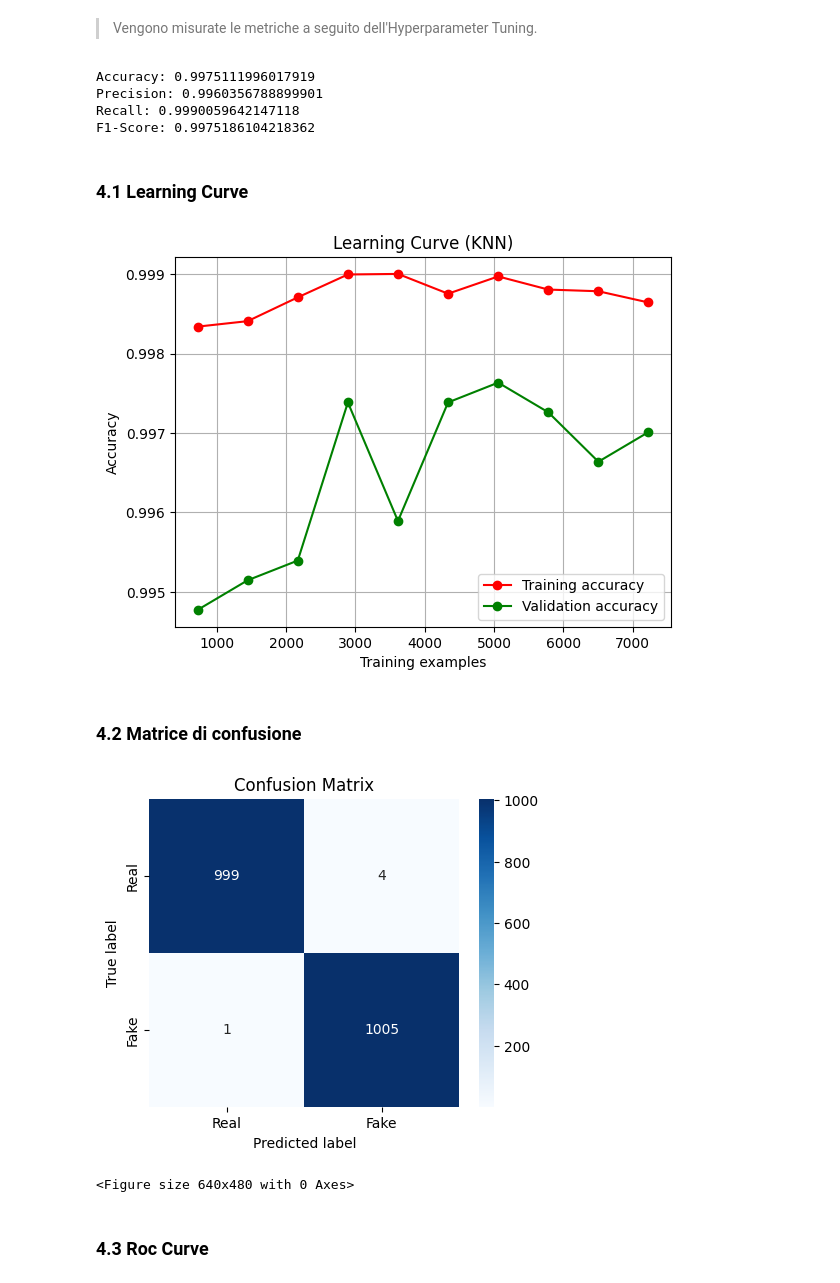
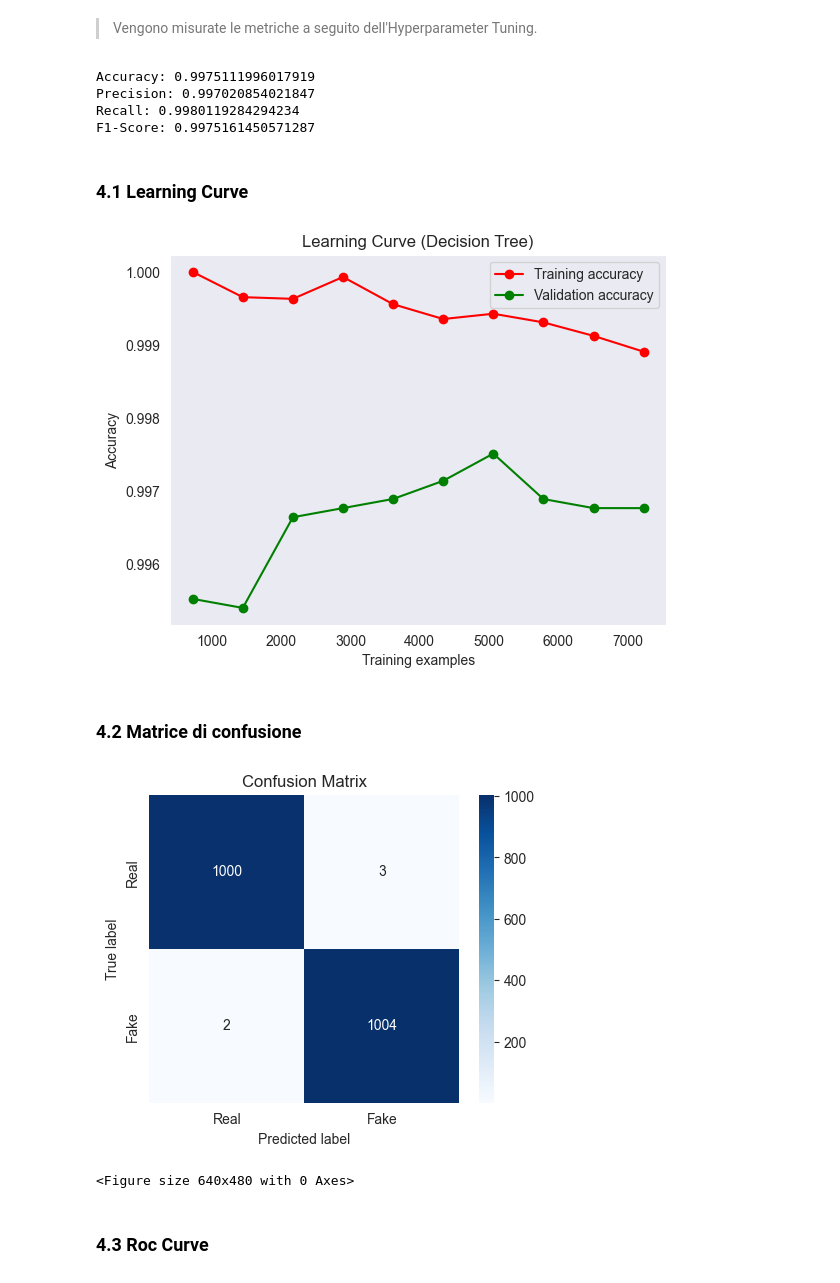
Before and after one commit to raffaele-aurucci/Fake-TikTok-Account-Detection, a Jupyter notebook: classifiers/decision_tree.ipynb, the cells around one changed output. Drawn from its saved outputs; the diff is of its cells as text; code cells hidden in the pictures.

```diff
--- a/classifiers/decision_tree.ipynb
+++ b/classifiers/decision_tree.ipynb
@@ -70,7 +73,7 @@ dt = DecisionTreeClassifier(random_state=42)
 # %%
 %%time
 # Stampiamo i migliori parametri
-grid_search = GridSearchCV(estimator=dt, param_grid=param_grid, cv=10, scoring='accuracy', n_jobs=-1, return_train_score=True, error_score='raise')
+grid_search = GridSearchCV(estimator=dt, param_grid=param_grid, cv=10, scoring='f1', n_jobs=-1, return_train_score=True, error_score='raise')
 grid_search.fit(X_train, y_train)
 print("Best Parameters:", grid_search.best_params_)
 # %% [output]
@@ -116,37 +119,37 @@ print(f'Recall: {recall_score(y_test, y_pred)}')
 print(f'F1-Score: {f1_score(y_test, y_pred)}')
 # %% [output]
 Accuracy: 0.9975111996017919
-Precision: 0.9960356788899901
-Recall: 0.9990059642147118
-F1-Score: 0.9975186104218362
+Precision: 0.997020854021847
+Recall: 0.9980119284294234
+F1-Score: 0.9975161450571287
 # %% [markdown]
 ### 4.1 Learning Curve
 # %%
 # Istanzia un nuovo modello KNN con i migliori parametri ottenuti in precedenza
 dt = DecisionTreeClassifier(**grid_search.best_params_)
 
 # Calcolo la learning curve
 train_sizes, train_scores, test_scores = learning_curve(dt, X_train, y_train, scoring='accuracy',
                                                         train_sizes=np.linspace(0.1, 1.0, 10), n_jobs=-1, cv=10)
 
 # Calcola la media dei punteggi ottenuti nelle diverse iterazioni di cross validation
 train_scores_mean = np.mean(train_scores, axis=1)
 test_scores_mean = np.mean(test_scores, axis=1)
 
 # Traccio la curva di apprendimento
 plt.figure()
-plt.title("Learning Curve (KNN)")
+plt.title("Learning Curve (Decision Tree)")
 plt.xlabel("Training examples")
 plt.ylabel("Accuracy")
 plt.grid()
 
 plt.plot(train_sizes, train_scores_mean, 'o-', color="r", label="Training accuracy")
 plt.plot(train_sizes, test_scores_mean, 'o-', color="g", label="Validation accuracy")
 
 plt.legend(loc="best")
 plt.show()
 # %% [output]
-[figure, old version]
+[figure, new version]
 # %% [markdown]
 ### 4.2 Matrice di confusione
 # %%
@@ -162,9 +165,9 @@ plt.title('Confusion Matrix')
 plt.show()
 
 # Salva il grafico come file PDF
-plt.savefig('confusion_matrix_DT.pdf', format='pdf')
+# plt.savefig('confusion_matrix_DT.pdf', format='pdf')
 # %% [output]
-[figure, old version]
+[figure, new version]
 <Figure size 640x480 with 0 Axes>
 # %% [markdown]
 ### 4.3 Roc Curve
```
Also changed, not shown: parts of 5 cells of this notebook, 6 other files.
